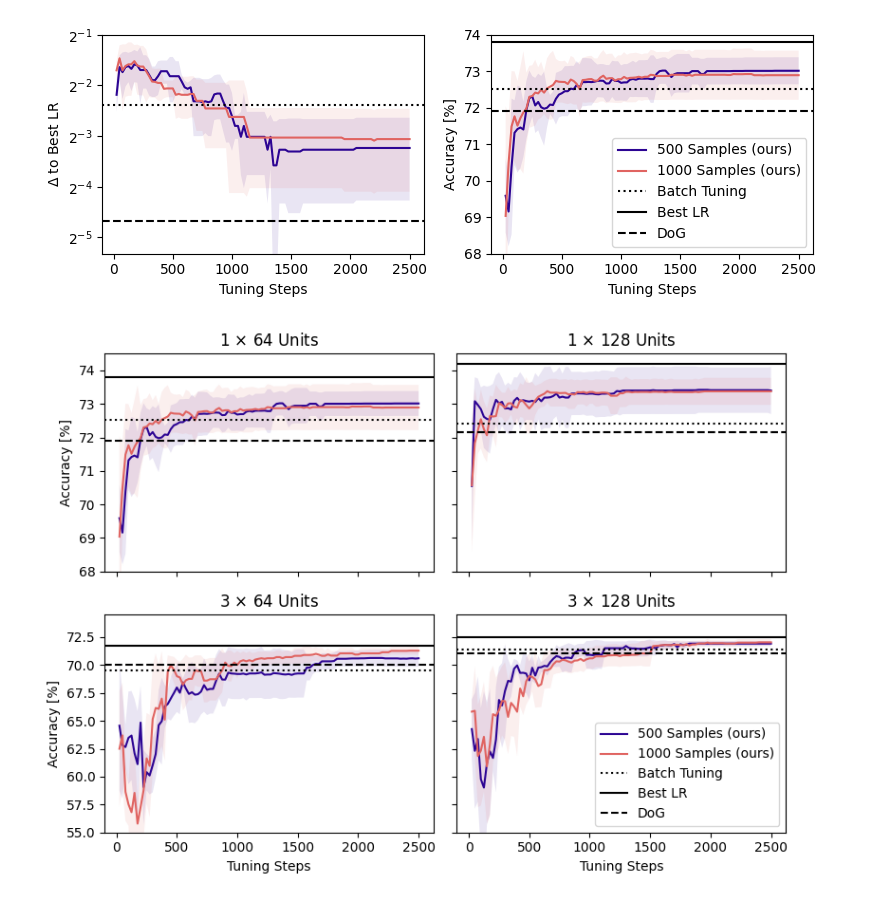
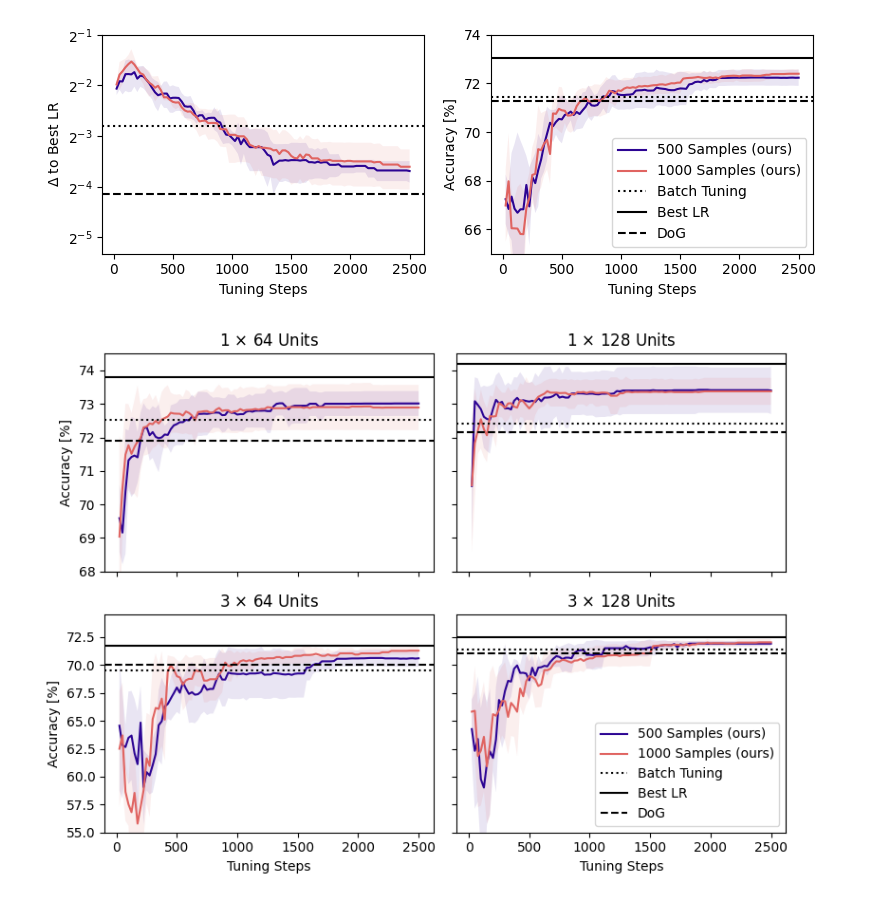
Before and after one commit to lucasczz/OLRONN, a Jupyter notebook: notebooks/pretune.ipynb, the cells around one changed output. Drawn from its saved outputs; the diff is of its cells as text; code cells hidden in the pictures.

```diff
--- a/notebooks/pretune.ipynb
+++ b/notebooks/pretune.ipynb
@@ -180,11 +163,17 @@ stream_mean = agg_dataframe(
 # %%
+stream_mean = agg_dataframe(
+    real_streams,
+    cols_to_keep=[
+        "n_samples",
+        "step",
+        "optimizer",
+    ],
+)
 colors = {500: "#2C0493", 1000: "#E06461"}
 linestyles = {"DoG": "dashed", "Best LR": "solid", "Batch Tuning": "dotted"}
 vars_y = ["delta_best_lr", "accuracy"]
 fig, axs = plt.subplots(ncols=2, figsize=(8, 3))
-dfp = stream_mean[
-    (stream_mean["n_hidden_layers"] == 1) & (stream_mean["n_hidden_units"] == 64)
-]
+dfp = stream_mean.copy()
 df_tune = dfp[(dfp["optimizer"] == "Pre-Tuning")]
 for ax, var_y in zip(axs, vars_y):
     for n_samples, df_n_samples in df_tune.groupby("n_samples"):
@@ -197,34 +186,34 @@ for ax, var_y in zip(axs, vars_y):
             scores,
             c=color,
             label=f"{int(n_samples)} Samples (ours)",
         )
         ax.fill_between(
             steps,
             scores - stds,
             scores + stds,
             color=color,
             edgecolor="none",
             alpha=0.1,
         )
     for baseline, df_base in dfp.groupby("optimizer"):
         if baseline == "Pre-Tuning":
             continue
         ax.axhline(
             df_base[f"{var_y}_mean"].item(),
             label=baseline,
             color="black",
             linestyle=linestyles[baseline],
         )
     ax.set_xlabel("Tuning Steps")
 
 axs[0].set_yscale("log", base=2)
 axs[0].set_ylim([0.025, 0.5])
-axs[1].set_ylim([68, 74])
+axs[1].set_ylim([65, 74])
 axs[0].set_ylabel(r"$\Delta$ to Best LR")
 axs[1].set_ylabel("Accuracy [%]")
 fig.tight_layout()
 ax.legend()
-fig.savefig("../pub/figures/pretune_1x64_acc_lr_exp_schedule.pdf")
+fig.savefig("../pub/figures/pretune_all_acc_lr_exp_schedule.pdf")
 # %% [output]
-[figure, old version]
+[figure, new version]
 # %%
```
Also changed, not shown: parts of 5 cells of this notebook, 4 other files.
